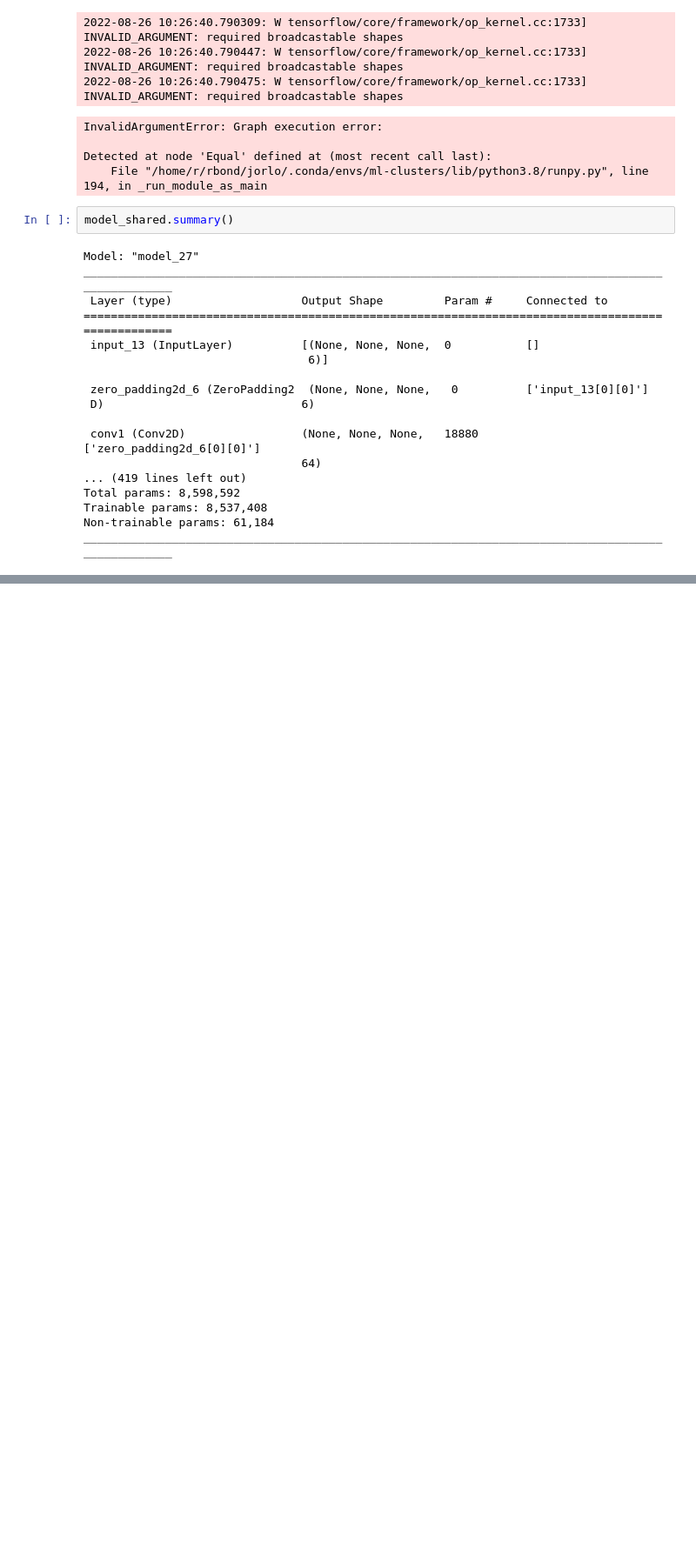
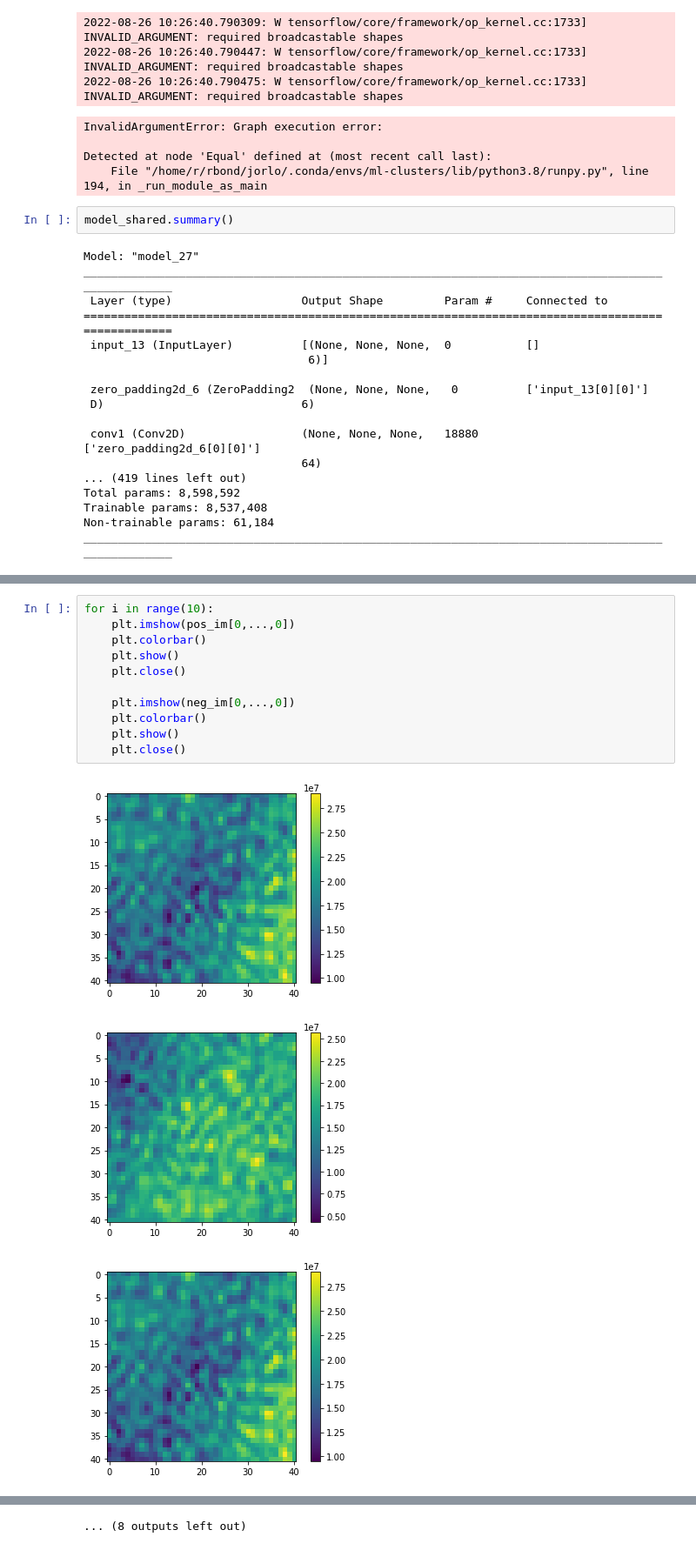
Before and after one commit to Sulla2012/ml-clusters, a Jupyter notebook: jupyter-large-redmapper.ipynb, the cells around one changed output, grey strips where cells are left out. Shown: that part at 87% size. Drawn from its saved outputs; the diff is of its cells as text; blank space fills up the shorter version.

```diff
--- a/jupyter-large-redmapper.ipynb
+++ b/jupyter-large-redmapper.ipynb
@@ -695,0 +1119,15 @@ ________________________________________________________________________________
+# %%
+for i in range(10):
+    plt.imshow(pos_im[0,...,0])
+    plt.colorbar()
+    plt.show()
+    plt.close()
+
+    plt.imshow(neg_im[0,...,0])
+    plt.colorbar()
+    plt.show()
+    plt.close()
+# %% [output]
+[figure, added]
+[figure, added]
+[figure, added]
@@ -695,0 +1143 @@ ________________________________________________________________________________
+... (8 outputs left out)
```
Also changed, not shown: parts of 11 cells of this notebook, 1 other file.
